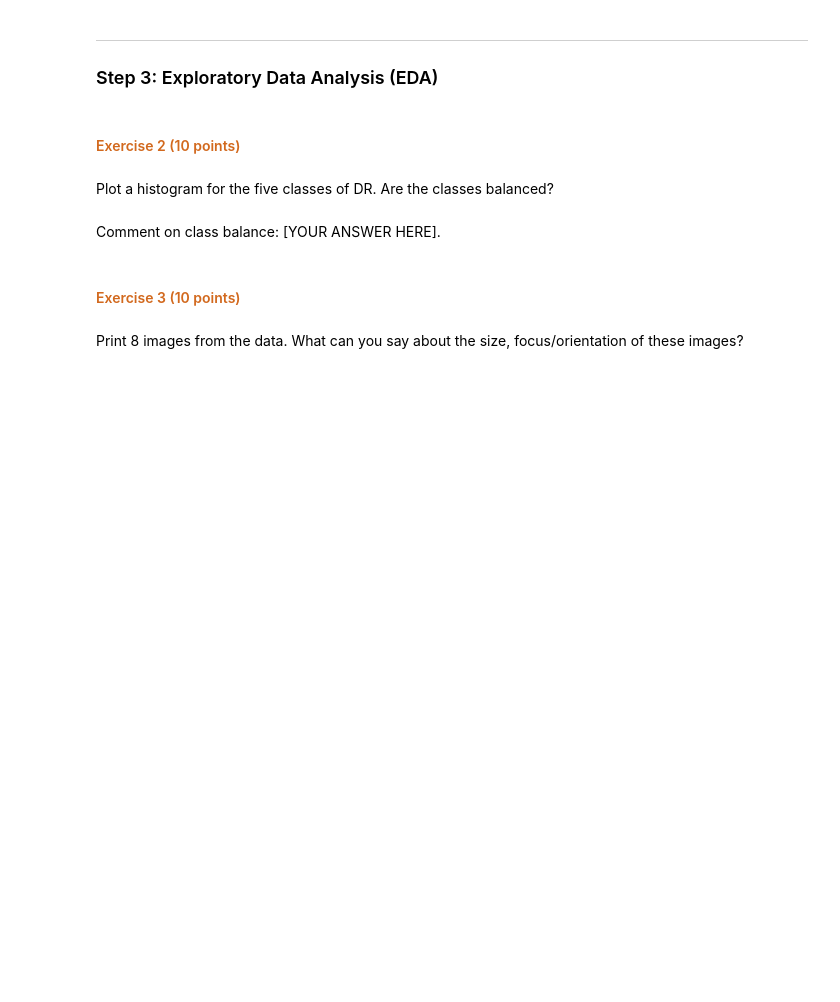
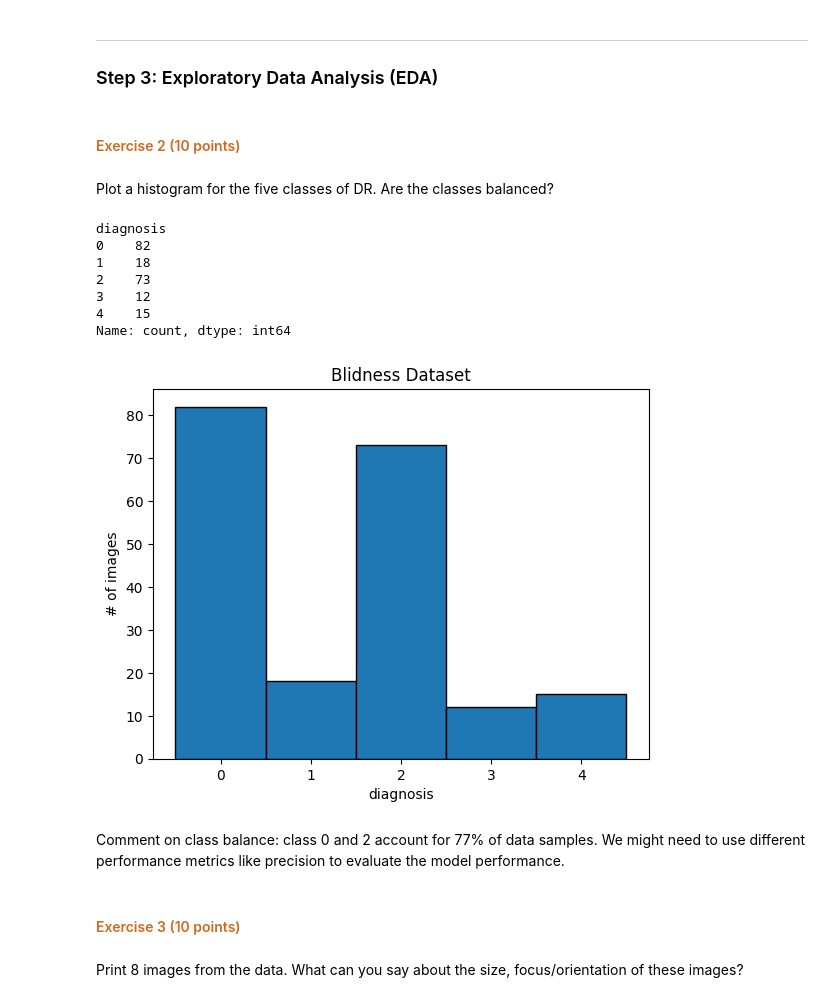
Before and after one commit to ming-berkeley/ds207_assignments, a Jupyter notebook: 10 CNN-1.ipynb, the cells around one changed output. Drawn from its saved outputs; the diff is of its cells as text; code cells hidden in the pictures; blank space fills up the shorter version.

```diff
--- a/10 CNN-1.ipynb
+++ b/10 CNN-1.ipynb
@@ -57,8 +57,8 @@ random.seed(2)
 %matplotlib inline
 
 # FILL IN CODE HERE #
-IMAGE_PATH = './DiabeticRetinopathy/images/' # replace with your path
-LABEL_PATH = './DiabeticRetinopathy/labels/' # replace with your path
+IMAGE_PATH = '../dataset/DiabeticRetinopathy/images/' # replace with your path
+LABEL_PATH = '../dataset/DiabeticRetinopathy/labels/' # replace with your path
 # %% [markdown]
 At this point, you may ask yourself what the best model that fits this data is. First, you will want to read through the data description in Kaggle (see the link to the original dataset above). Understanding what you are working with challenges you to write preprocessing code that uncovers your data's most helpful information.
 # %% [markdown]
@@ -112,5 +120,29 @@ Plot a histogram for the five classes of DR. Are the classes balanced?
-# %% [markdown]
-Comment on class balance: [YOUR ANSWER HERE].
+# %%
+# YOUR CODE HERE
+print(labels["diagnosis"].value_counts().sort_index())
+
+diagnostics_count = len(labels["diagnosis"].unique())
+min_diagnosis_code = labels["diagnosis"].min()
+max_diagnosis_code = labels["diagnosis"].max()
+
+_, bins, _ = plt.hist(labels["diagnosis"], bins=diagnostics_count, edgecolor="black")
+bin_centers = 0.5 * (bins[:-1] + bins[1:])
+plt.xticks(ticks=bin_centers, labels=range(min_diagnosis_code, max_diagnosis_code+1))
+plt.xlabel("diagnosis")
+plt.ylabel("# of images")
+plt.title("Blidness Dataset")
+plt.show()
+# %% [output]
+diagnosis
+0    82
+1    18
+2    73
+3    12
+4    15
+Name: count, dtype: int64
+[figure, added]
+# %% [markdown]
+Comment on class balance: class 0 and 2 account for 77% of data samples. We might need to use different performance metrics like precision to evaluate the model performance.
 # %% [markdown]
 #### <span style="color:chocolate"> Exercise 3 (10 points) </span>
 # %% [markdown]
```
Also changed, not shown: parts of 24 cells of this notebook, 1 other file.
